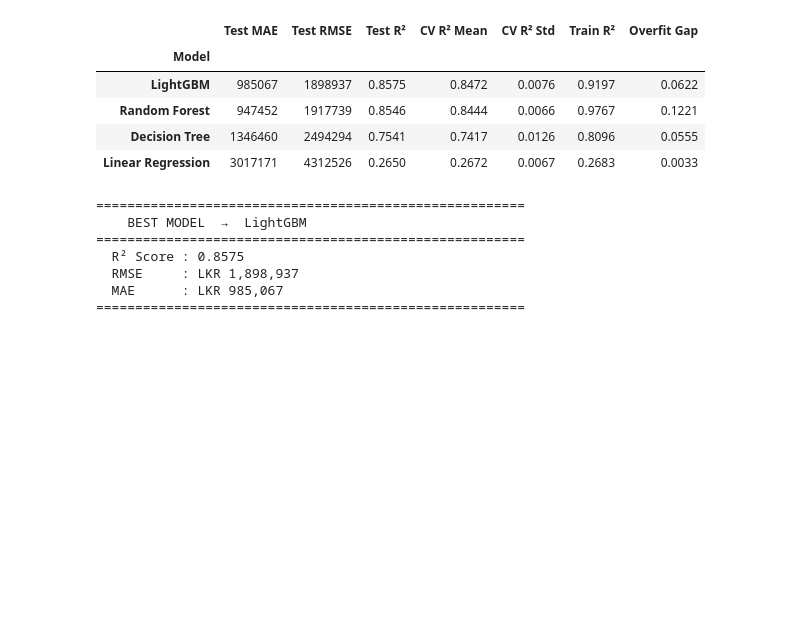
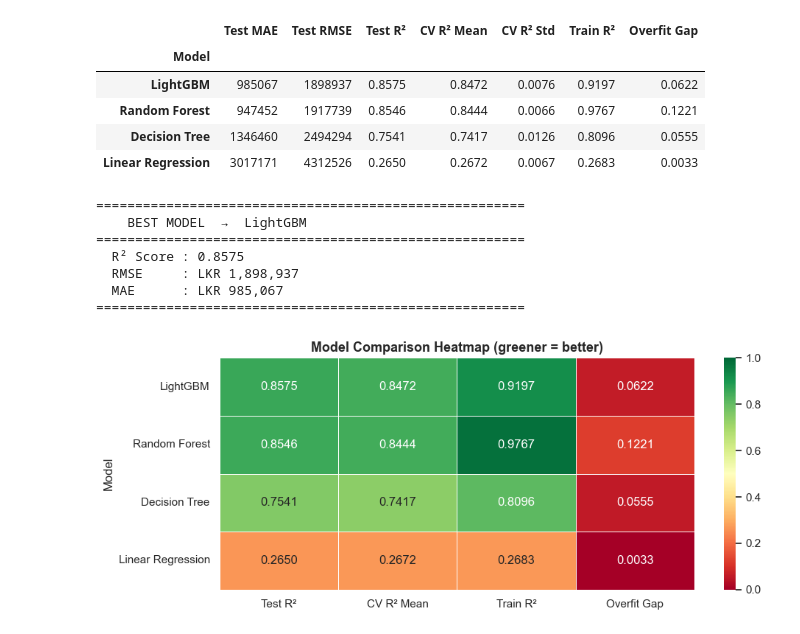
Before and after one commit to akila20040720/autoinsightcs70, a Jupyter notebook: model_training/model_testing.ipynb, the cells around one changed output. Saved outputs shown, nothing was run; the diff lists cells and outputs as text; code cells hidden in the pictures; blank space fills up the shorter version.

Commit message:
Add model comparison heatmap visualization

```diff
--- a/model_training/model_testing.ipynb
+++ b/model_training/model_testing.ipynb
@@ -346,7 +346,7 @@ print('-' * 62)
 for name, r in results.items():
     cv_scores        = cross_val_score(r['model'], X, y, cv=kf, scoring='r2', n_jobs=-1)
     cv_results[name] = cv_scores
-    stability        = ' Stable' if cv_scores.std() < 0.05 else '⚠️  Unstable'
+    stability        = ' Stable' if cv_scores.std() < 0.05 else '  Unstable'
     print(f"{name:<22} {cv_scores.mean():>12.4f} {cv_scores.std():>12.4f} {stability:>12}")
 # %% [output]
 Running 5-Fold Cross Validation...
@@ -449,3 +449,18 @@ print('=' * 55)
   RMSE     : LKR 1,898,937
   MAE      : LKR 985,067
 =======================================================
+# %%
+heat_data = summary_df[['Test R²','CV R² Mean','Train R²','Overfit Gap']].copy()
+
+fig, ax = plt.subplots(figsize=(10, 4))
+sns.heatmap(
+    heat_data.astype(float),
+    annot=True, fmt='.4f', cmap='RdYlGn',
+    linewidths=0.5, ax=ax, vmin=0, vmax=1
+)
+ax.set_title('Model Comparison Heatmap (greener = better)', fontsize=13, fontweight='bold')
+plt.tight_layout()
+plt.savefig('model_comparison_heatmap.png', bbox_inches='tight', dpi=150)
+plt.show()
+# %% [output]
+[figure, added]
```
Also changed, not shown: 1 other file.
